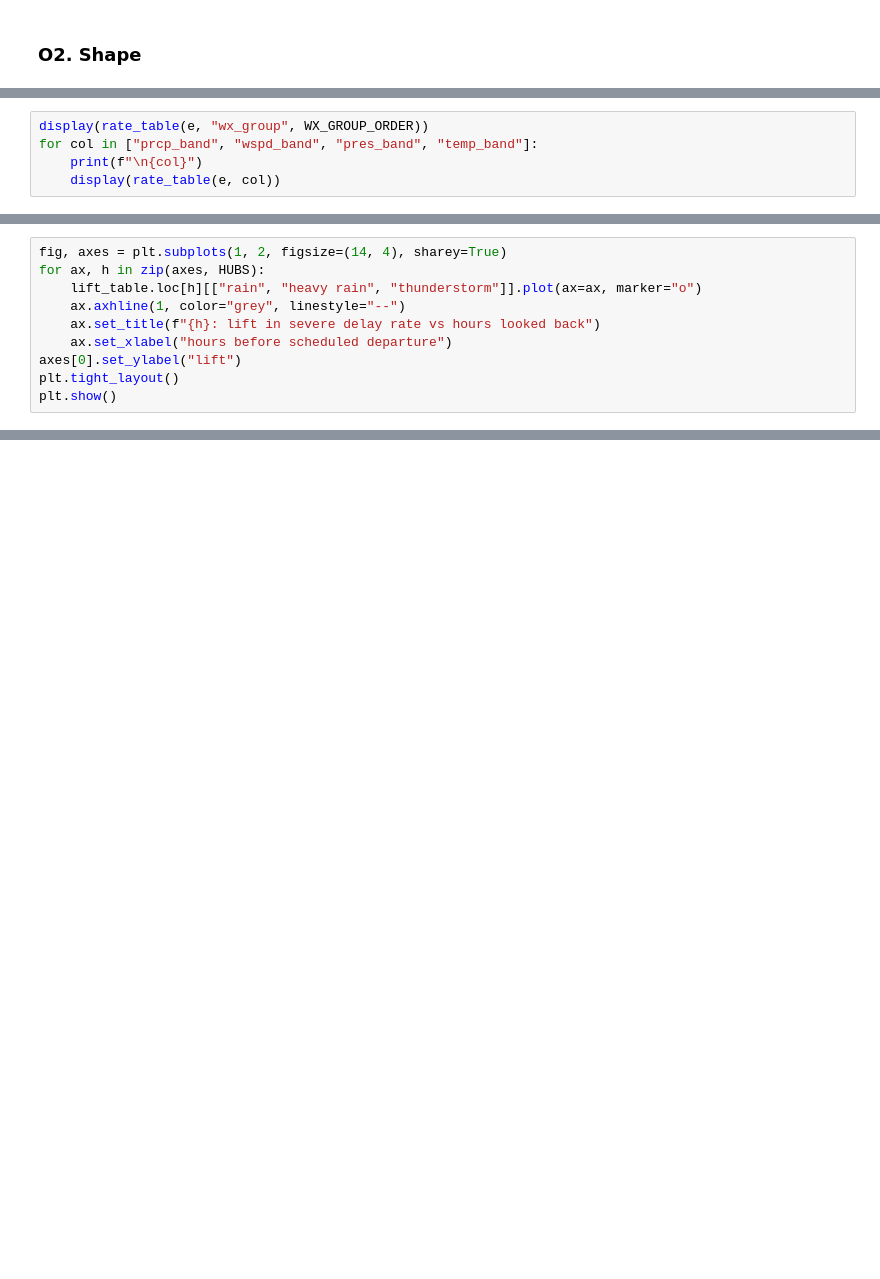
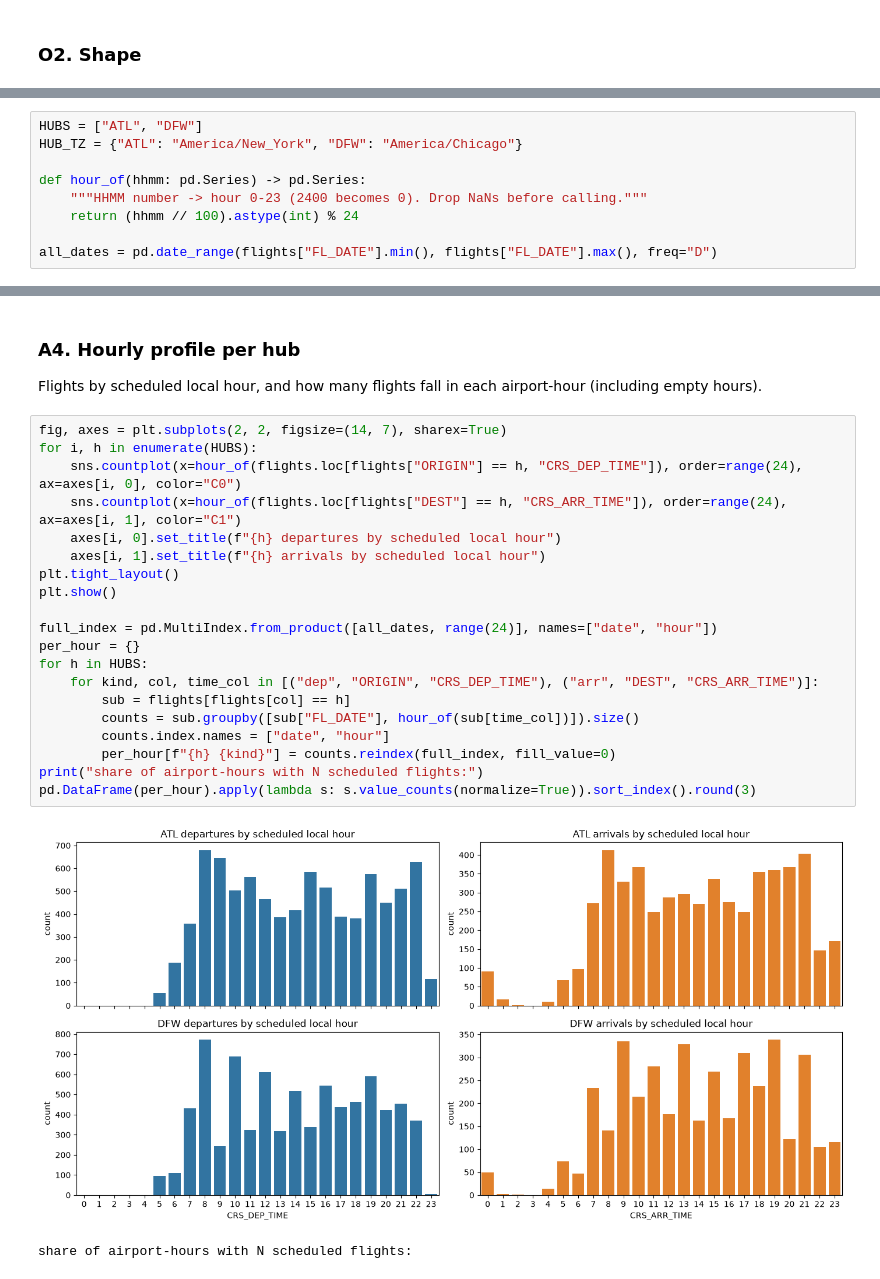
Before and after one commit to calvin4370/flight-delay-dashboard, a Jupyter notebook: notebooks/eda.ipynb, the cells around one changed output, grey strips where cells are left out. Cells and saved outputs as stored; diff of their text form; blank space fills up the shorter version.

```diff
--- a/notebooks/eda.ipynb
+++ b/notebooks/eda.ipynb
@@ -1178,5 +26,0 @@ The weather attached to each departure (~5 h before it). Check flight counts: sm
-# %%
-display(rate_table(e, "wx_group", WX_GROUP_ORDER))
-for col in ["prcp_band", "wspd_band", "pres_band", "temp_band"]:
-    print(f"\n{col}")
-    display(rate_table(e, col))
@@ -1334,10 +26,0 @@ flights per group (small counts = unreliable lift)
-# %%
-fig, axes = plt.subplots(1, 2, figsize=(14, 4), sharey=True)
-for ax, h in zip(axes, HUBS):
-    lift_table.loc[h][["rain", "heavy rain", "thunderstorm"]].plot(ax=ax, marker="o")
-    ax.axhline(1, color="grey", linestyle="--")
-    ax.set_title(f"{h}: lift in severe delay rate vs hours looked back")
-    ax.set_xlabel("hours before scheduled departure")
-axes[0].set_ylabel("lift")
-plt.tight_layout()
-plt.show()
@@ -1961,0 +304,9 @@ Suggestions only; final choices are made in planning.
+# %%
+HUBS = ["ATL", "DFW"]
+HUB_TZ = {"ATL": "America/New_York", "DFW": "America/Chicago"}
+
+def hour_of(hhmm: pd.Series) -> pd.Series:
+    """HHMM number -> hour 0-23 (2400 becomes 0). Drop NaNs before calling."""
+    return (hhmm // 100).astype(int) % 24
+
+all_dates = pd.date_range(flights["FL_DATE"].min(), flights["FL_DATE"].max(), freq="D")
@@ -1961,0 +404,27 @@ Suggestions only; final choices are made in planning.
+# %% [markdown]
+### A4. Hourly profile per hub
+
+Flights by scheduled local hour, and how many flights fall in each airport-hour (including empty hours).
+# %%
+fig, axes = plt.subplots(2, 2, figsize=(14, 7), sharex=True)
+for i, h in enumerate(HUBS):
+    sns.countplot(x=hour_of(flights.loc[flights["ORIGIN"] == h, "CRS_DEP_TIME"]), order=range(24), ax=axes[i, 0], color="C0")
+    sns.countplot(x=hour_of(flights.loc[flights["DEST"] == h, "CRS_ARR_TIME"]), order=range(24), ax=axes[i, 1], color="C1")
+    axes[i, 0].set_title(f"{h} departures by scheduled local hour")
+    axes[i, 1].set_title(f"{h} arrivals by scheduled local hour")
+plt.tight_layout()
+plt.show()
+
+full_index = pd.MultiIndex.from_product([all_dates, range(24)], names=["date", "hour"])
+per_hour = {}
+for h in HUBS:
+    for kind, col, time_col in [("dep", "ORIGIN", "CRS_DEP_TIME"), ("arr", "DEST", "CRS_ARR_TIME")]:
+        sub = flights[flights[col] == h]
+        counts = sub.groupby([sub["FL_DATE"], hour_of(sub[time_col])]).size()
+        counts.index.names = ["date", "hour"]
+        per_hour[f"{h} {kind}"] = counts.reindex(full_index, fill_value=0)
+print("share of airport-hours with N scheduled flights:")
+pd.DataFrame(per_hour).apply(lambda s: s.value_counts(normalize=True)).sort_index().round(3)
+# %% [output]
+[figure, added]
+share of airport-hours with N scheduled flights:
```
Also changed, not shown: parts of 259 cells of this notebook.
